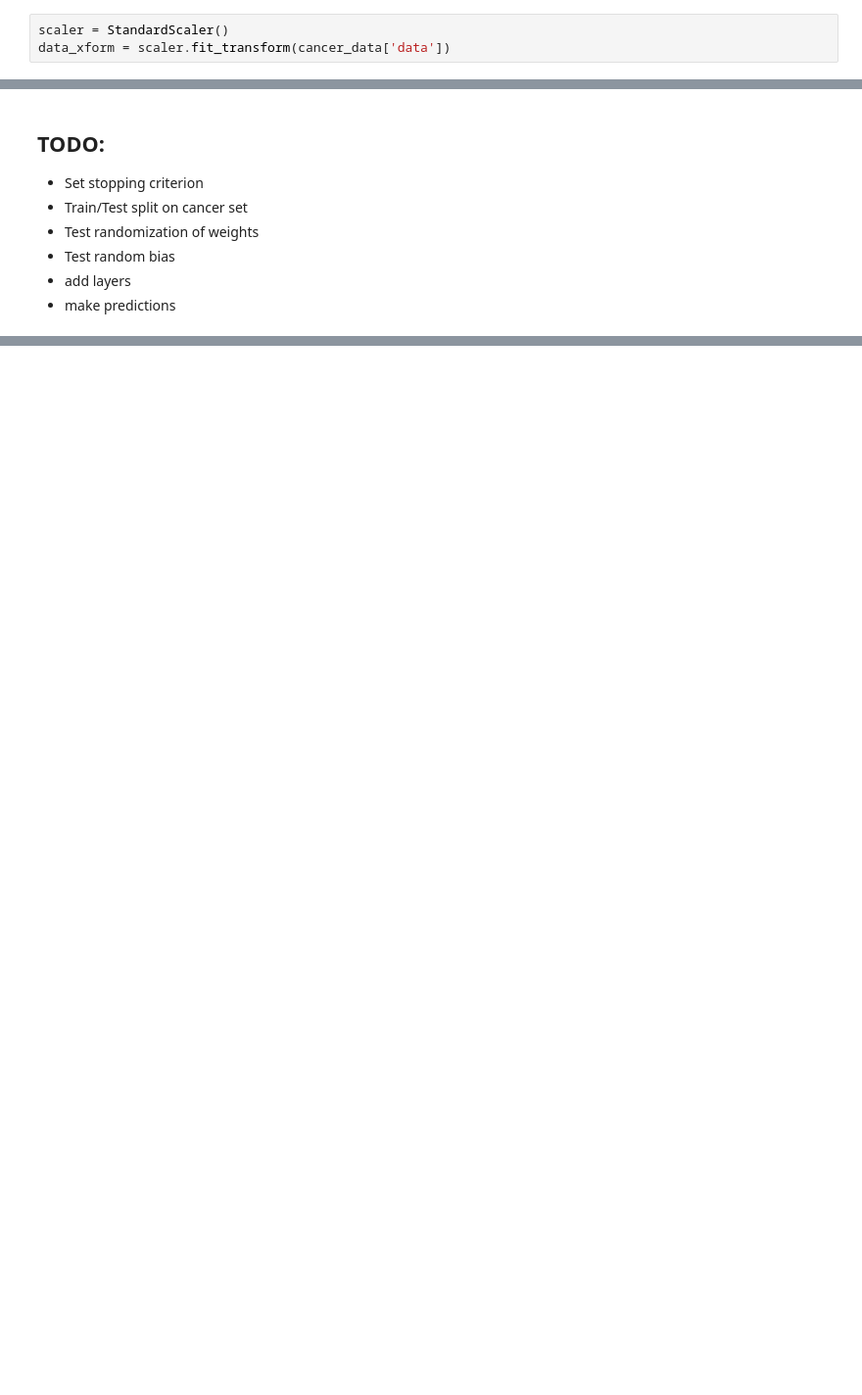
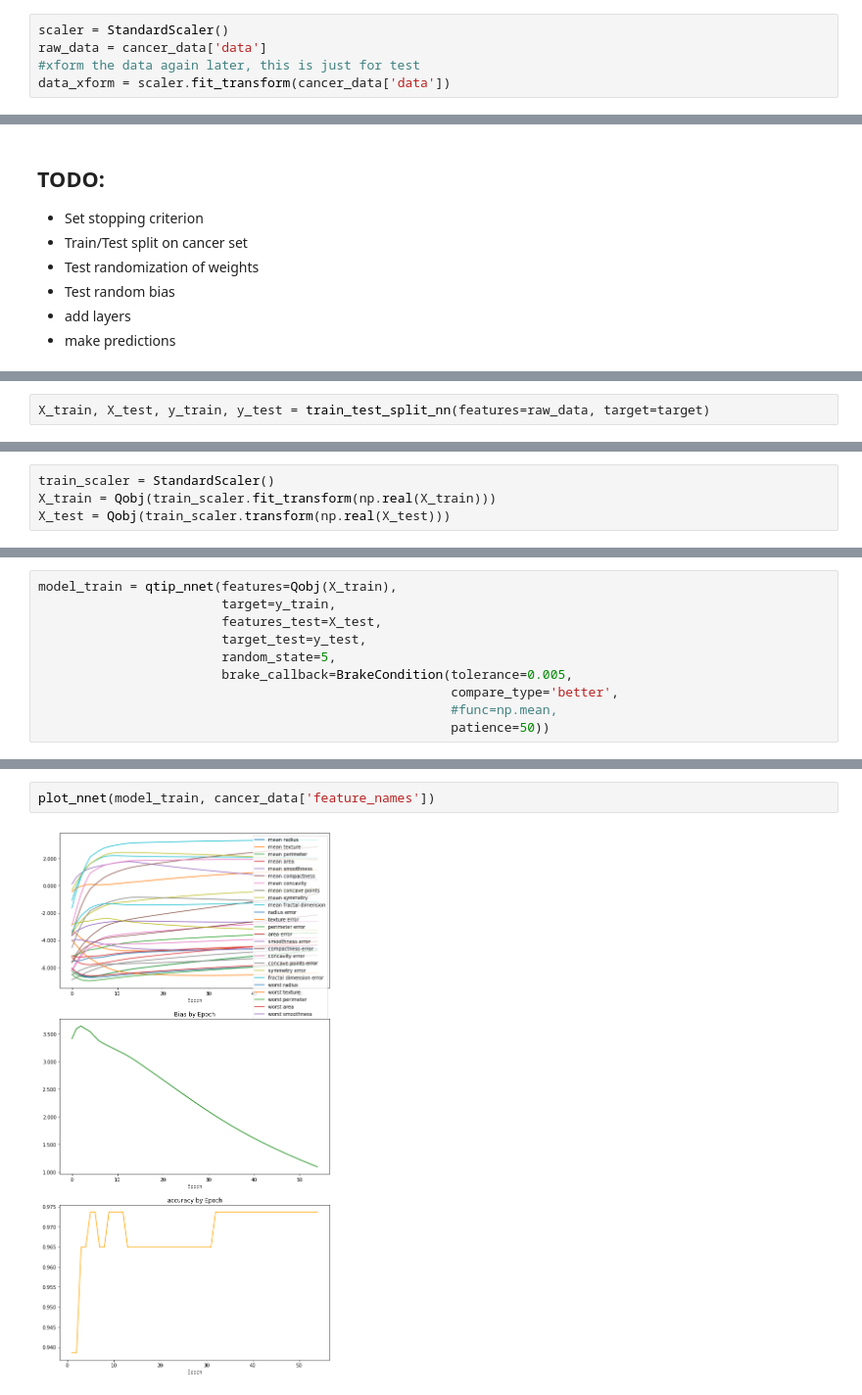
Before and after one commit to fastest-parrot/q_perceptron, a Jupyter notebook: q-tip-perceptron-cancer-model.ipynb, the cells around one changed output, grey strips where cells are left out. Shown at 98% size. Saved outputs shown, nothing was run; the diff lists cells and outputs as text; blank space fills up the shorter version.

```diff
--- a/q-tip-perceptron-cancer-model.ipynb
+++ b/q-tip-perceptron-cancer-model.ipynb
@@ -181,3 +29,5 @@ array([[0.81578667+0.j]])
 # %%
 scaler = StandardScaler()
+raw_data = cancer_data['data']
+#xform the data again later, this is just for test
 data_xform = scaler.fit_transform(cancer_data['data'])
@@ -259,0 +276,2 @@ NameError: name 'new_results' is not defined
+# %%
+X_train, X_test, y_train, y_test = train_test_split_nn(features=raw_data, target=target)
@@ -259,0 +288,4 @@ NameError: name 'new_results' is not defined
+# %%
+train_scaler = StandardScaler()
+X_train = Qobj(train_scaler.fit_transform(np.real(X_train)))
+X_test = Qobj(train_scaler.transform(np.real(X_test)))
@@ -259,0 +294,10 @@ NameError: name 'new_results' is not defined
+# %%
+model_train = qtip_nnet(features=Qobj(X_train),
+                        target=y_train,
+                        features_test=X_test,
+                        target_test=y_test,
+                        random_state=5,
+                        brake_callback=BrakeCondition(tolerance=0.005,
+                                                      compare_type='better',
+                                                      #func=np.mean,
+                                                      patience=50))
@@ -259,0 +314,4 @@ NameError: name 'new_results' is not defined
+# %%
+plot_nnet(model_train, cancer_data['feature_names'])
+# %% [output]
+[figure, added]
```
Also changed, not shown: parts of 55 cells of this notebook, 1 other file.
